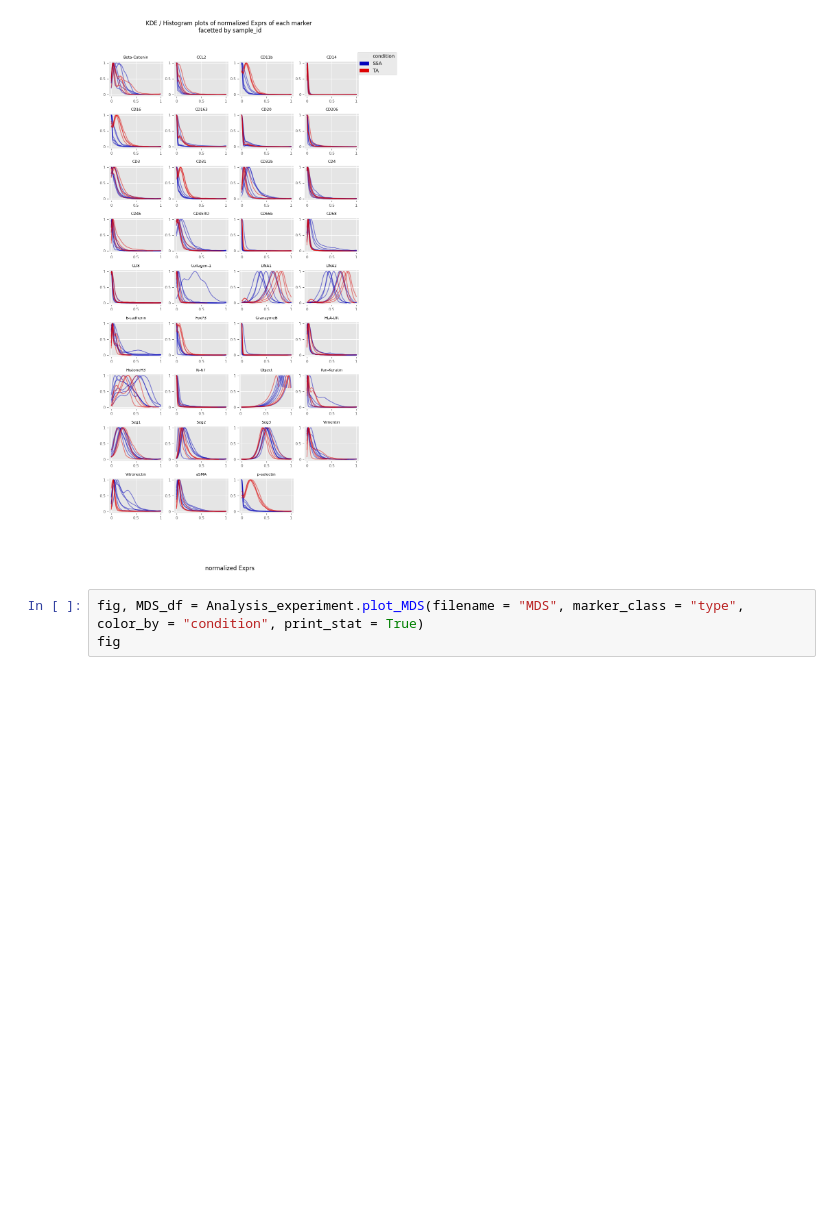
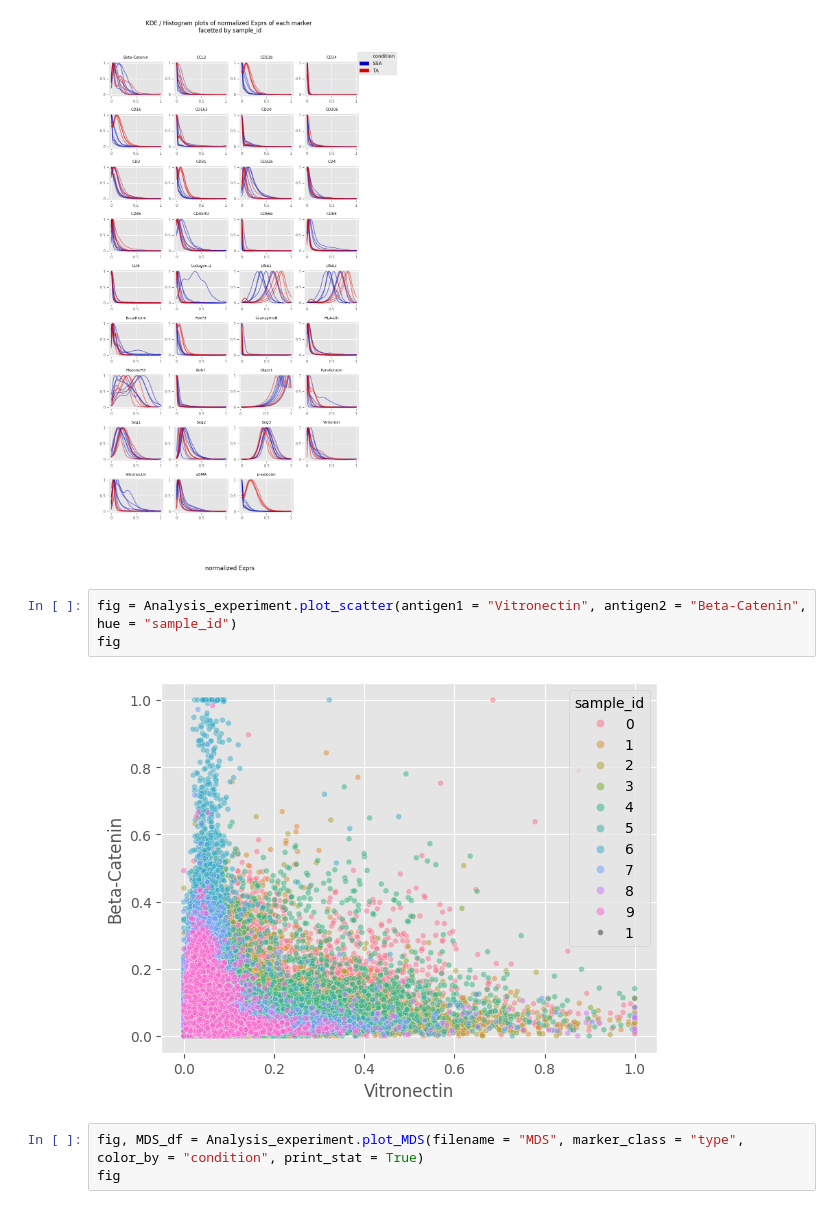
Before and after one commit to BenCaiello/PalmettoBUG, a Jupyter notebook: docs/source/notebooks/CoreImagingPipeline/SingleCellAnalysis.ipynb, the cells around one changed output. Saved outputs shown, nothing was run; the diff lists cells and outputs as text; blank space fills up the shorter version.

```diff
--- a/docs/source/notebooks/CoreImagingPipeline/SingleCellAnalysis.ipynb
+++ b/docs/source/notebooks/CoreImagingPipeline/SingleCellAnalysis.ipynb
@@ -58,6 +58,11 @@ fig = Analysis_experiment.plot_ROI_histograms(filename = "sample_id_histo", colo
 fig
 # %% [output]
 [figure]
+# %%
+fig = Analysis_experiment.plot_scatter(antigen1 = "Vitronectin", antigen2 = "Beta-Catenin", hue = "sample_id")
+fig
+# %% [output]
+[figure, added]
 # %%
 fig, MDS_df = Analysis_experiment.plot_MDS(filename = "MDS", marker_class = "type", color_by = "condition", print_stat = True)
 fig
```
Also changed, not shown: parts of 5 cells of this notebook, 1 other file.
